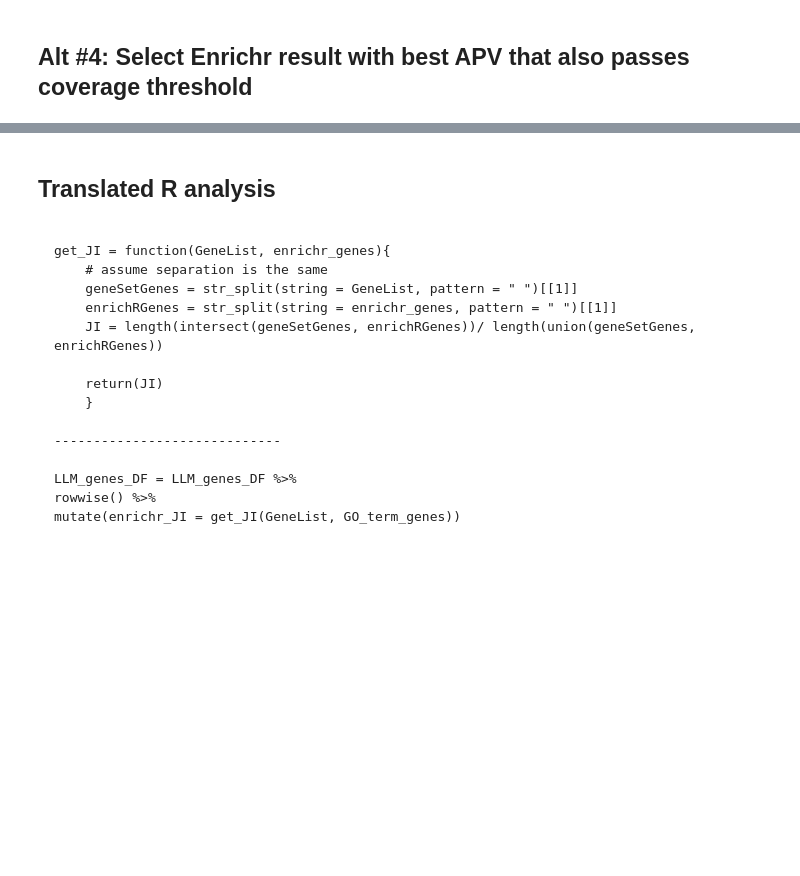
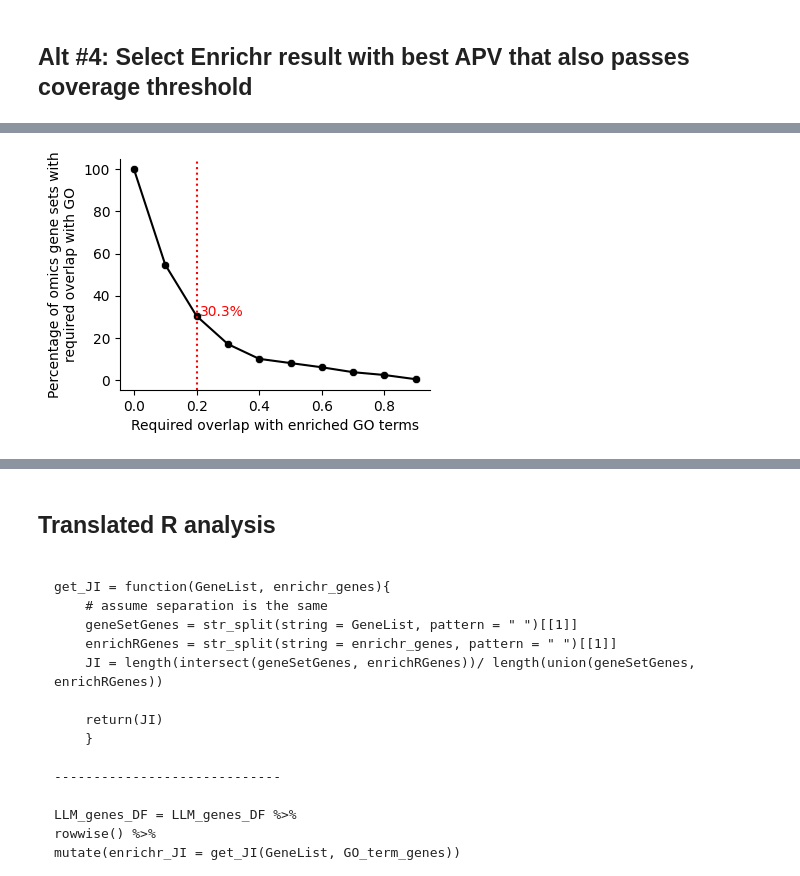
Before and after one commit to idekerlab/llm_evaluation_for_gene_set_interpretation, a Jupyter notebook: 3A.[Omics_revamped]_AnalyzeAnnotation(python).ipynb, the cells around one changed output, grey strips where cells are left out. Cells and saved outputs as stored; diff of their text form; code cells hidden in the pictures; blank space fills up the shorter version.

```diff
--- a/3A.[Omics_revamped]_AnalyzeAnnotation(python).ipynb
+++ b/3A.[Omics_revamped]_AnalyzeAnnotation(python).ipynb
@@ -2,7 +2,7 @@
 import pandas as pd
 import os
 # %%
-LLM_score_thresh = 0.8
+LLM_score_thresh = 0.82
 enrichr_adj_pval_thresh = 0.05
 enrichr_JI_thresh = 0.1
 coverage_thresh = 0.2
@@ -44,8 +44,8 @@ def get_JI(GeneList: str, enrichr_genes) -> float:
     enrichRGenes = enrichr_genes.split(" ")
 
     # Calculate the Jaccard Index (JI)
-    intersection = set(geneSetGenes).intersection(enrichRGenes)
-    union = set(geneSetGenes).union(enrichRGenes)
+    intersection = set(geneSetGenes).intersection(set(enrichRGenes))
+    union = set(geneSetGenes).union(set(enrichRGenes))
 
     JI = len(intersection) / len(union) if len(union) != 0 else 0
 
@@ -62,7 +62,7 @@ def get_coverage(GeneList: str, enrichr_genes) -> float:
     enrichRGenes = enrichr_genes.split(" ")
 
     # Calculate the intersection
-    intersection = set(geneSetGenes).intersection(enrichRGenes)
+    intersection = set(geneSetGenes).intersection(set(enrichRGenes))
 
     # Calculate the coverage
     coverage = len(intersection) / len(geneSetGenes) if len(geneSetGenes) != 0 else 0
@@ -322,0 +470,23 @@ Total                133    167    300
+# %%
+# Plotting the results
+import matplotlib.pyplot as plt
+import seaborn as sns
+
+plt.figure(figsize=(4,3))
+sns.scatterplot(data=coverage_thresh_eval_DF, x='coverage_thresh', y='perc_meetsThresh', color='black')
+sns.lineplot(data=coverage_thresh_eval_DF, x='coverage_thresh', y='perc_meetsThresh', color='black')
+
+# Adding vertical lines at specific thresholds
+plt.axvline(x=0.2, color='red', linestyle='dotted')
+# label the line as the percentage of omics gene sets that meet the threshold
+perc_meetsThresh = coverage_thresh_eval_DF.loc[coverage_thresh_eval_DF['coverage_thresh'] == 0.2, 'perc_meetsThresh'].values[0]
+plt.text(0.2+0.15, perc_meetsThresh, f'{perc_meetsThresh:.1f}%', color='red', ha='right')
+# Adding labels and title
+plt.xlabel('Required overlap with enriched GO terms')
+plt.ylabel('Percentage of omics gene sets with\nrequired overlap with GO')
+sns.despine()
+
+# Display the plot
+plt.show()
+# %% [output]
+[figure, added]
```
Also changed, not shown: parts of 9 cells of this notebook, 4 other files.
